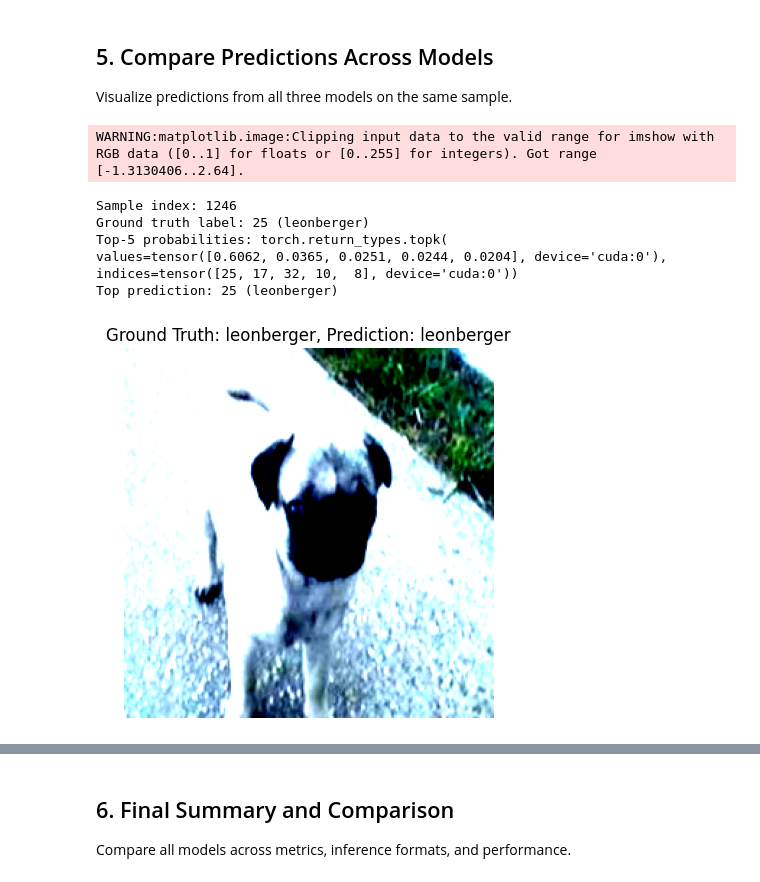
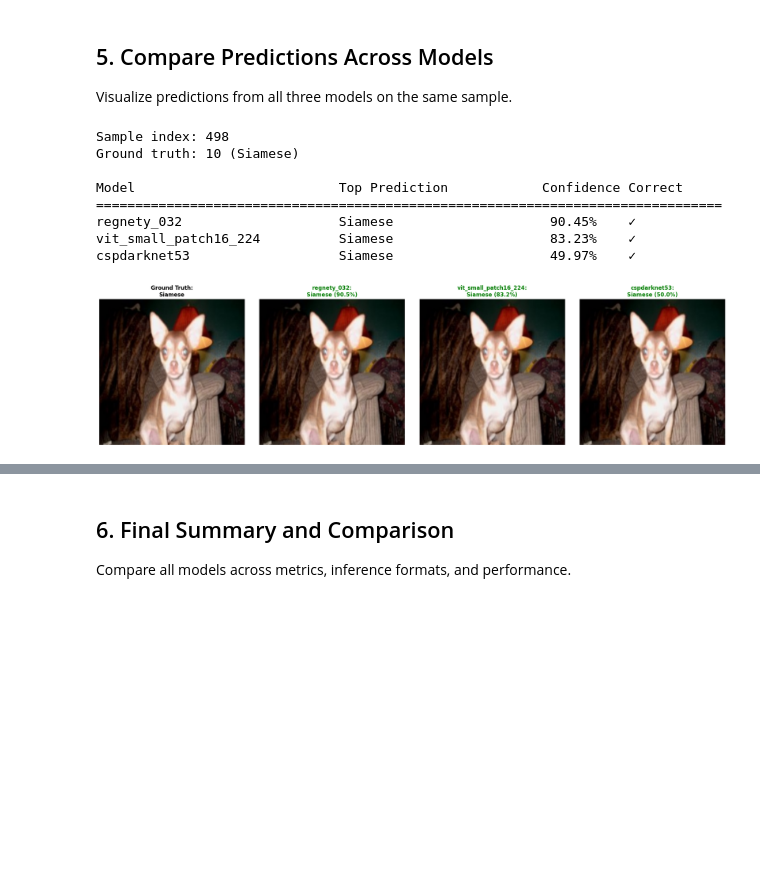
Before and after one commit to HenryNVP/image-classification, a Jupyter notebook: notebooks/image_classification.ipynb, the cells around one changed output, grey strips where cells are left out. Cells and saved outputs as stored; diff of their text form; code cells hidden in the pictures; blank space fills up the shorter version.

```diff
--- a/notebooks/image_classification.ipynb
+++ b/notebooks/image_classification.ipynb
@@ -87,17 +154,26 @@ from src.utils import get_device
 
 device = torch.device(get_device())
 
-# Load dataset
-dataset = ImageClassificationDataset('data/val', 'data/val_labels.csv', train=False)
-class_names = dataset.classes
+# Load a reference dataset to get class names and pick a sample index
+ref_dataset = ImageClassificationDataset('data/val', 'data/val_labels.csv', train=False)
+class_names = ref_dataset.classes
 
-# Pick a random sample
-idx = torch.randint(0, len(dataset), ()).item()
-image, label = dataset[idx]
+# Pick a random sample index
+idx = torch.randint(0, len(ref_dataset), ()).item()
+sample_path = ref_dataset.samples[idx].path
+label = ref_dataset.samples[idx].label
 
-# Load all three models
-loaded_models = {}
+print(f'Sample index: {idx}')
+print(f'Ground truth: {label} ({class_names[label]})')
+print(f'\n{"Model":<30} {"Top Prediction":<25} {"Confidence":<10} {"Correct"}')
+print('='*80)
+
+# Load models and get predictions with model-specific transforms
+predictions = {}
+model_images = {}
+
 for model_name, model_config, aug_config, train_config in models:
+    # Load model
     cfg_paths = [
         Path(train_config),
         Path('configs/data.yaml'),
@@ -109,56 +185,63 @@ for model_name, model_config, aug_config, train_config in models:
 
     model = create_model(model_cfg)
     checkpoint_path = f'checkpoints/{model_name}/best.pth'
     model.load_state_dict(torch.load(checkpoint_path, map_location=device))
     model.eval()
     model.to(device)
-    loaded_models[model_name] = model
 
-# Get predictions from all models
-print(f'Sample index: {idx}')
-print(f'Ground truth: {label} ({class_names[label]})')
-print(f'\n{"Model":<30} {"Top Prediction":<25} {"Confidence":<10} {"Correct"}')
-print('='*80)
+    # Create dataset with model-specific augmentation config
+    model_dataset = ImageClassificationDataset(
+        'data/val',
+        'data/val_labels.csv',
+        train=False,
+        augment_config=config.get('augment')
+    )
 
-predictions = {}
-with torch.no_grad():
-    for model_name, model in loaded_models.items():
+    # Get the preprocessed image for this model
+    image, _ = model_dataset[idx]
+    model_images[model_name] = image
+
+    # Get prediction
+    with torch.no_grad():
         logits = model(image.unsqueeze(0).to(device))
         prob = torch.softmax(logits, dim=1).squeeze(0)
         top_idx = prob.topk(1).indices.item()
         top_conf = prob.topk(1).values.item()
         predictions[model_name] = (top_idx, top_conf, prob)
 
         correct = "✓" if top_idx == label else "✗"
         print(f'{model_name:<30} {class_names[top_idx]:<25} {top_conf*100:>6.2f}%    {correct}')
 
 # Visualize the image with all predictions
 fig, axes = plt.subplots(1, 4, figsize=(20, 5))
 
-# Original image
-axes[0].imshow(image.permute(1, 2, 0).clamp(0, 1))
+# Original image (unnormalized for display)
+original_img = Image.open(sample_path).convert('RGB')
+axes[0].imshow(original_img)
 axes[0].set_title(f"Ground Truth:\n{class_names[label]}", fontsize=12, fontweight='bold')
 axes[0].axis('off')
 
 # Predictions from each model
-for idx, (model_name, (pred_idx, conf, prob)) in enumerate(predictions.items(), 1):
-    axes[idx].imshow(image.permute(1, 2, 0).clamp(0, 1))
+for plot_idx, (model_name, (pred_idx, conf, prob)) in enumerate(predictions.items(), 1):
+    # Use the original image for consistent visualization
+    axes[plot_idx].imshow(original_img)
     color = 'green' if pred_idx == label else 'red'
-    axes[idx].set_title(f"{model_name}:\n{class_names[pred_idx]} ({conf*100:.1f}%)",
+    axes[plot_idx].set_title(f"{model_name}:\n{class_names[pred_idx]} ({conf*100:.1f}%)",
                         fontsize=12, color=color, fontweight='bold')
-    axes[idx].axis('off')
+    axes[plot_idx].axis('off')
 
 plt.tight_layout()
 plt.show()
 # %% [output]
-WARNING:matplotlib.image:Clipping input data to the valid range for imshow with RGB data ([0..1] for floats or [0..255] for integers). Got range [-1.3130406..2.64].
+Sample index: 498
+Ground truth: 10 (Siamese)
+
+Model                          Top Prediction            Confidence Correct
+================================================================================
+regnety_032                    Siamese                    90.45%    ✓
+vit_small_patch16_224          Siamese                    83.23%    ✓
+cspdarknet53                   Siamese                    49.97%    ✓
-Sample index: 1246
-Ground truth label: 25 (leonberger)
-Top-5 probabilities: torch.return_types.topk(
-values=tensor([0.6062, 0.0365, 0.0251, 0.0244, 0.0204], device='cuda:0'),
-indices=tensor([25, 17, 32, 10,  8], device='cuda:0'))
-Top prediction: 25 (leonberger)
-[figure, old version]
+[figure, new version]
 # %%
 !pip install onnx onnxruntime-gpu
 # %% [output]
```
Also changed, not shown: parts of 16 cells of this notebook.
